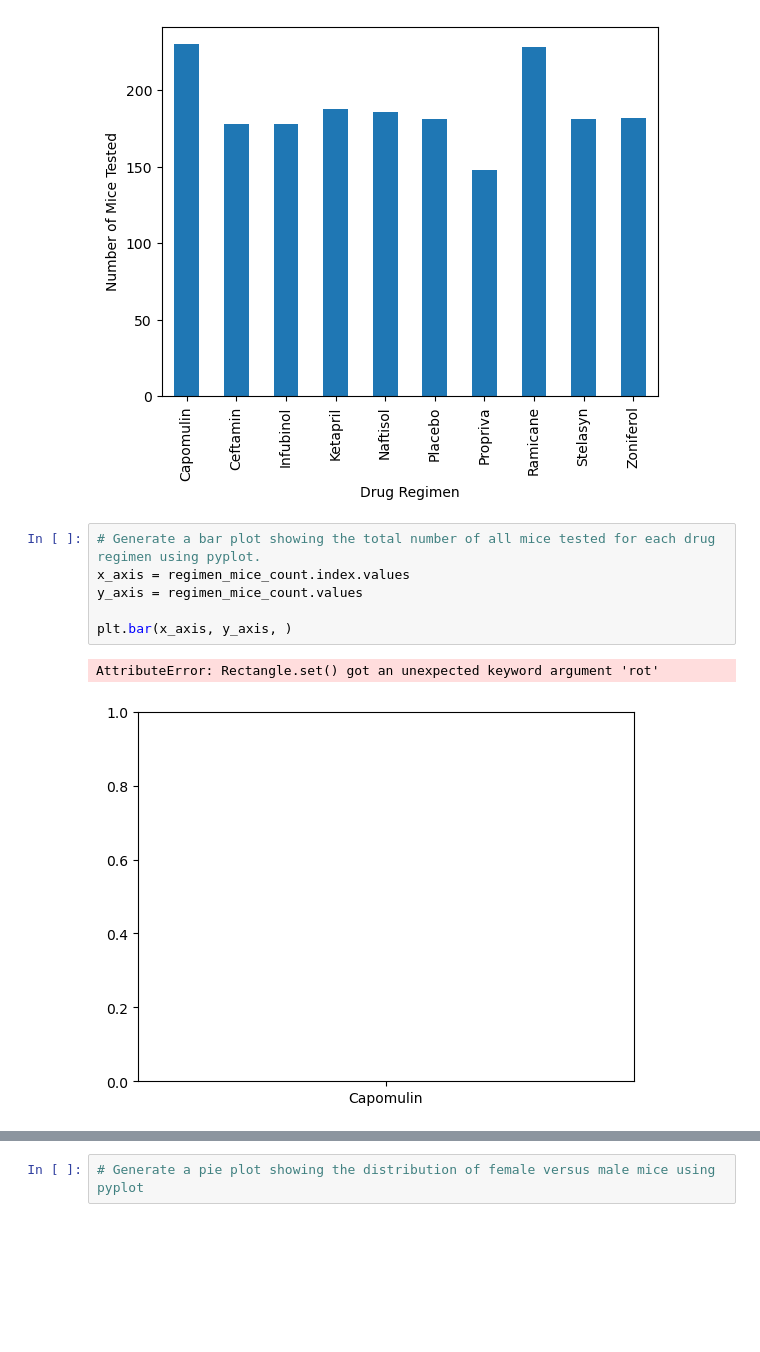
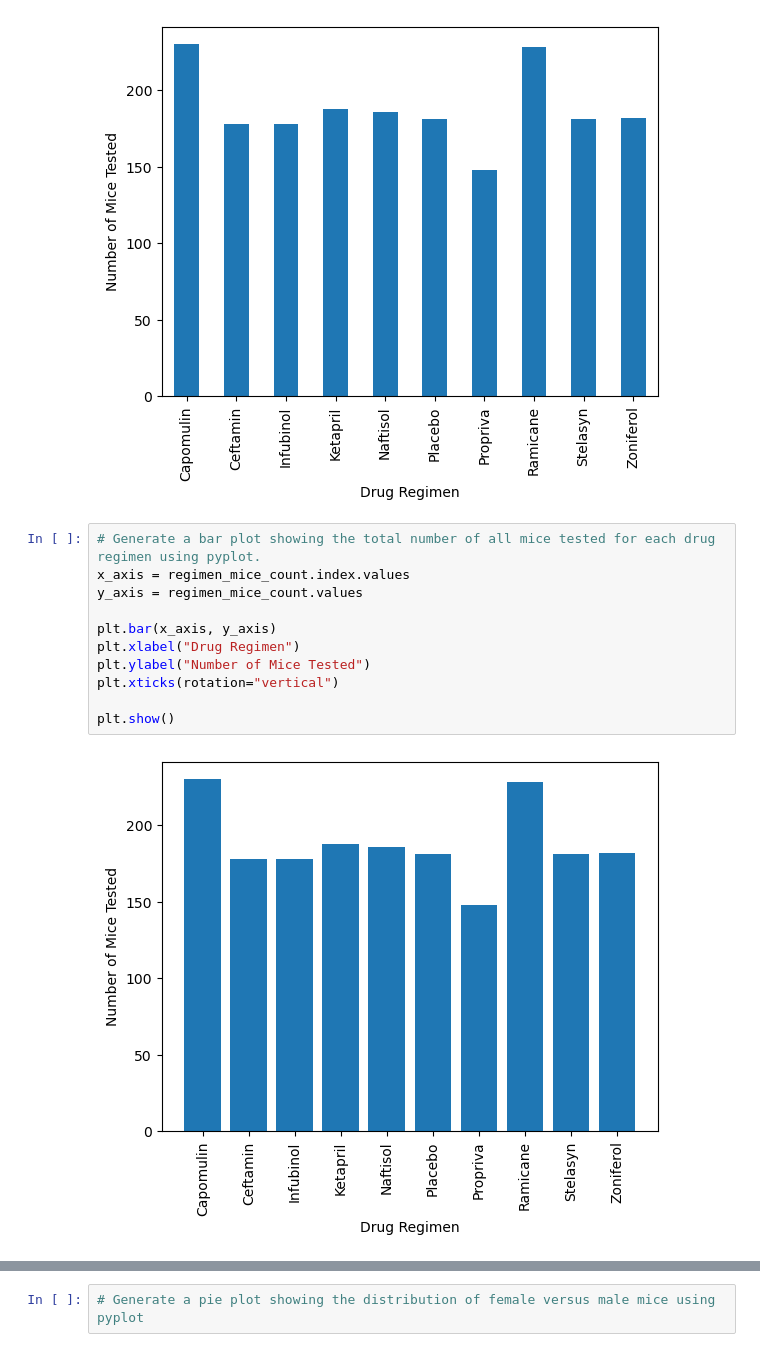
Before and after one commit to GabrielaCLopez/data-vis-challenge, a Jupyter notebook: Pymaceuticals/pymaceuticals_starter.ipynb, the cells around one changed output, grey strips where cells are left out. Drawn from its saved outputs; the diff is of its cells as text; blank space fills up the shorter version.

```diff
--- a/Pymaceuticals/pymaceuticals_starter.ipynb
+++ b/Pymaceuticals/pymaceuticals_starter.ipynb
@@ -200,9 +200,13 @@ Text(0, 0.5, 'Number of Mice Tested')
 # %%
 # Generate a bar plot showing the total number of all mice tested for each drug regimen using pyplot.
 x_axis = regimen_mice_count.index.values
 y_axis = regimen_mice_count.values
 
-plt.bar(x_axis, y_axis, )
+plt.bar(x_axis, y_axis)
+plt.xlabel("Drug Regimen")
+plt.ylabel("Number of Mice Tested")
+plt.xticks(rotation="vertical")
+
+plt.show()
 # %% [output]
-AttributeError: Rectangle.set() got an unexpected keyword argument 'rot'
-[figure, old version]
+[figure, new version]
```
Also changed, not shown: parts of 2 cells of this notebook.
